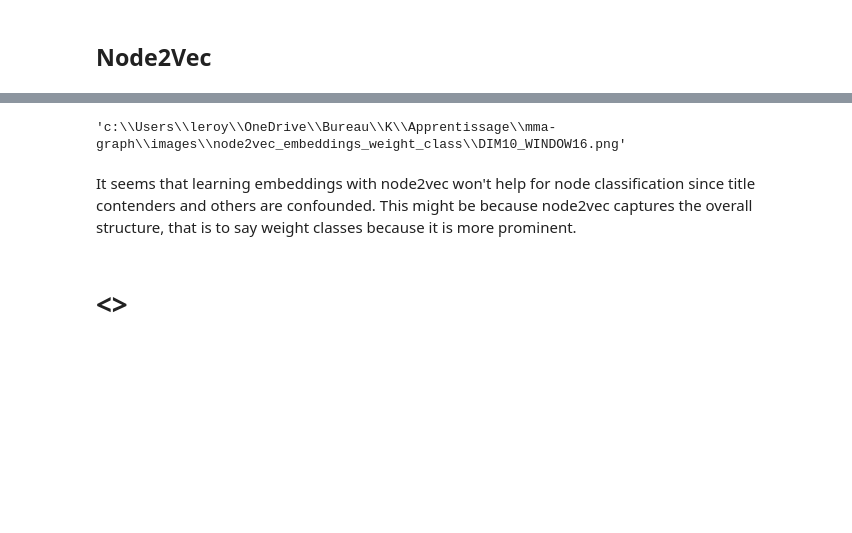
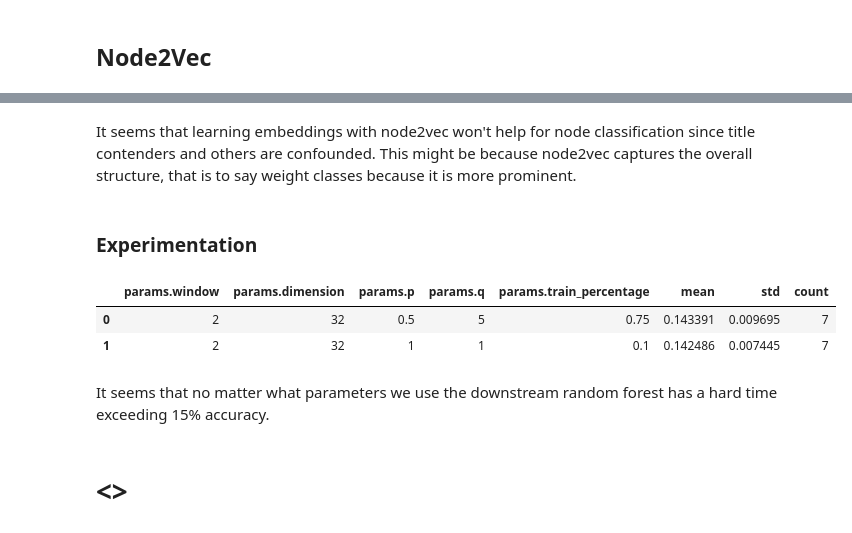
Before and after one commit to PierrickLeroy/mma-graph, a Jupyter notebook: node-classification.ipynb, the cells around one changed output, grey strips where cells are left out. Cells and saved outputs as stored; diff of their text form; code cells hidden in the pictures; blank space fills up the shorter version.

Commit message:
experimentation with node2vec completeted

```diff
--- a/node-classification.ipynb
+++ b/node-classification.ipynb
@@ -68,6 +75,4 @@ plot
-# %%
-export_png(hv.render(plot), filename=f"images/node2vec_embeddings_weight_class/DIM{DIM}_WINDOW{WINDOW}.png")
-# %% [output]
-'c:\\Users\\leroy\\OneDrive\\Bureau\\K\\Apprentissage\\mma-graph\\images\\node2vec_embeddings_weight_class\\DIM10_WINDOW16.png'
 # %% [markdown]
 It seems that learning embeddings with node2vec won't help for node classification since title contenders and others are confounded. This might be because node2vec captures the overall structure, that is to say weight classes because it is more prominent.
+# %% [markdown]
+### Experimentation
@@ -74,2 +117,16 @@ It seems that learning embeddings with node2vec won't help for node classificati
+# %%
+df_flow = mlflow.search_runs(experiment_ids=mlflow.search_experiments()[0].experiment_id)
+df_results = df_flow.groupby(["params.window",	"params.dimension",
+                 "params.p",	"params.q",	"params.train_percentage"]
+                ).agg({"metrics.accuracy":["mean","std", "count"]}
+                      ).sort_values(by=("metrics.accuracy","mean"), ascending=False)
+df_results = df_results.droplevel(level=0, axis=1).reset_index()
+df_results.head(2)
+# %% [output]
+|  | params.window | params.dimension | params.p | params.q | params.train_percentage | mean | std | count |
+| 0 | 2 | 32 | 0.5 | 5 | 0.75 | 0.143391 | 0.009695 | 7 |
+| 1 | 2 | 32 | 1 | 1 | 0.1 | 0.142486 | 0.007445 | 7 |
+# %% [markdown]
+It seems that no matter what parameters we use the downstream random forest has a hard time exceeding 15% accuracy.
 # %% [markdown]
 # <>
```
Also changed, not shown: parts of 6 cells of this notebook, 3 other files.
